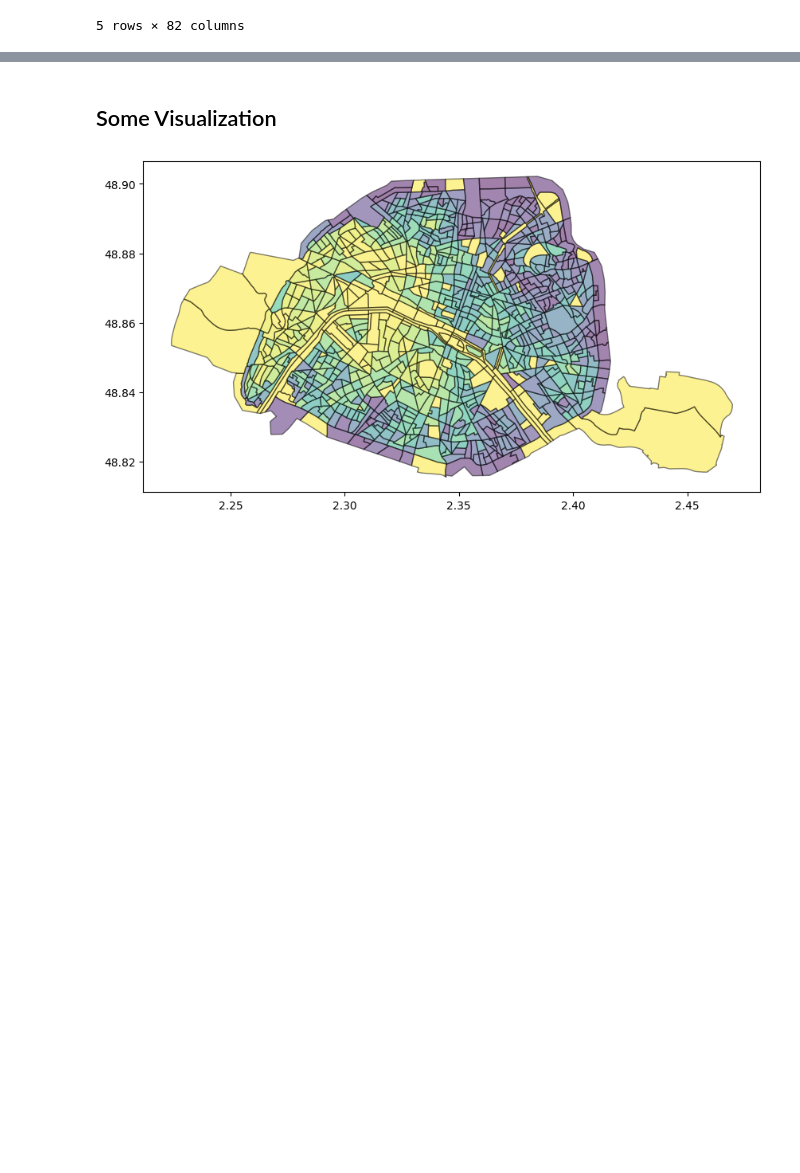
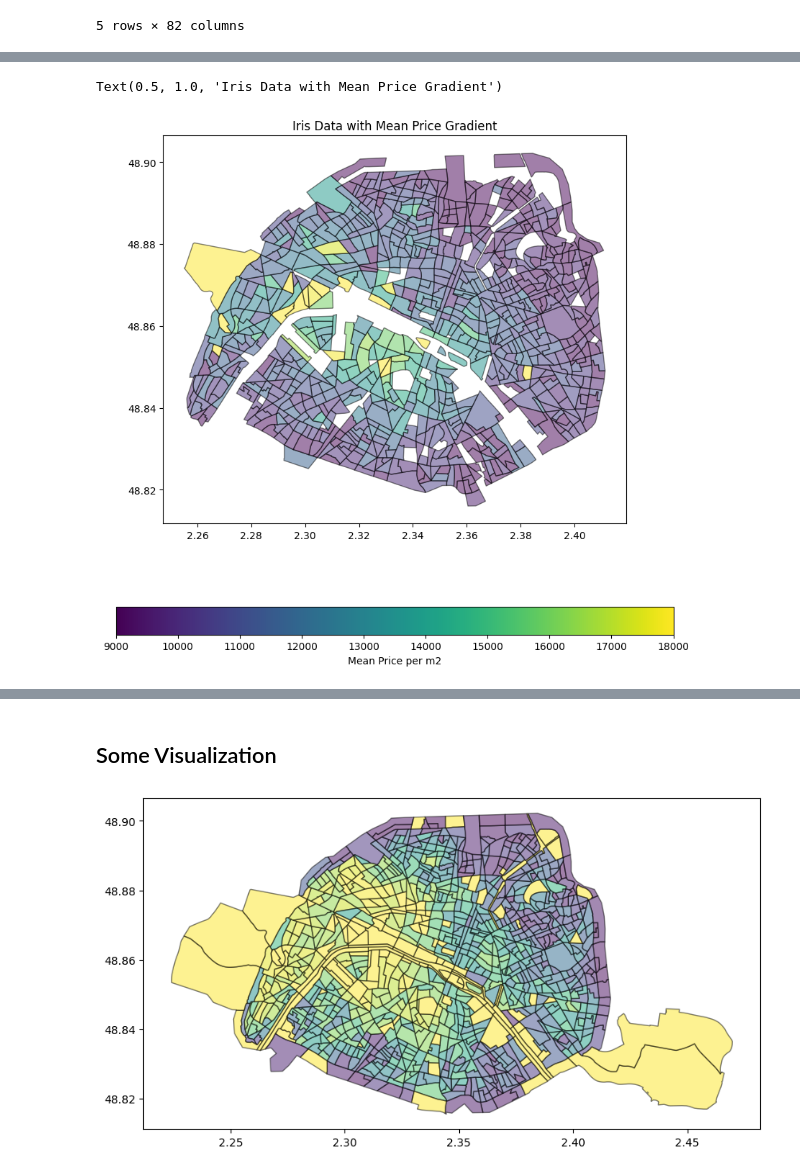
Before and after one commit to arshiataheri/IRIS-Paris-Geographical-Data-ML, a Jupyter notebook: IRIS_Paris_Geographical_Data_ML.ipynb, the cells around one changed output, grey strips where cells are left out. Cells and saved outputs as stored; diff of their text form; code cells hidden in the pictures; blank space fills up the shorter version.

```diff
--- a/IRIS_Paris_Geographical_Data_ML.ipynb
+++ b/IRIS_Paris_Geographical_Data_ML.ipynb
@@ -134,0 +144,8 @@ revenuiris.head(5)
+# %%
+# Loop to find the closest IRIS to each apartment
+for index, apt_point in apartments2['geometry'].items():
+    print(index)
+    matches = apt_point.within(iris_geometries)
+    match_index = np.where(matches)[0][0]
+
+    apartments2.at[index, 'closest_ir'] = irisparis.at[match_index, 'c_ir']
@@ -134,0 +170,24 @@ revenuiris.head(5)
+# %%
+apartments2['prix_per_m2'] = apartments2['valeur_fonciere'] / apartments2['surface_reelle_bati']
+# %%
+# median price per m2 based on the IRIS
+grouped_prices = apartments2.groupby('closest_ir')['prix_per_m2'].median()
+# %%
+# adding the median price to the 'irisparis'
+
+irisparismedprix = irisparis.merge(grouped_prices, how='left', left_on='c_ir', right_index=True)
+# %%
+norm = colors.Normalize(vmin=9000, vmax=18000)
+fig, ax = plt.subplots(figsize=(10, 10))
+
+# Plot
+irisparismedprix.plot(ax=ax, alpha=0.5, edgecolor='k', column='prix_per_m2', cmap='viridis',
+               legend=True, legend_kwds={'label': "Mean Price per m2", 'orientation': "horizontal"},
+               norm=norm)
+
+
+# Details
+plt.title('Iris Data with Mean Price Gradient')
+# %% [output]
+Text(0.5, 1.0, 'Iris Data with Mean Price Gradient')
+[figure, added]
```
Also changed, not shown: parts of 16 cells of this notebook.
